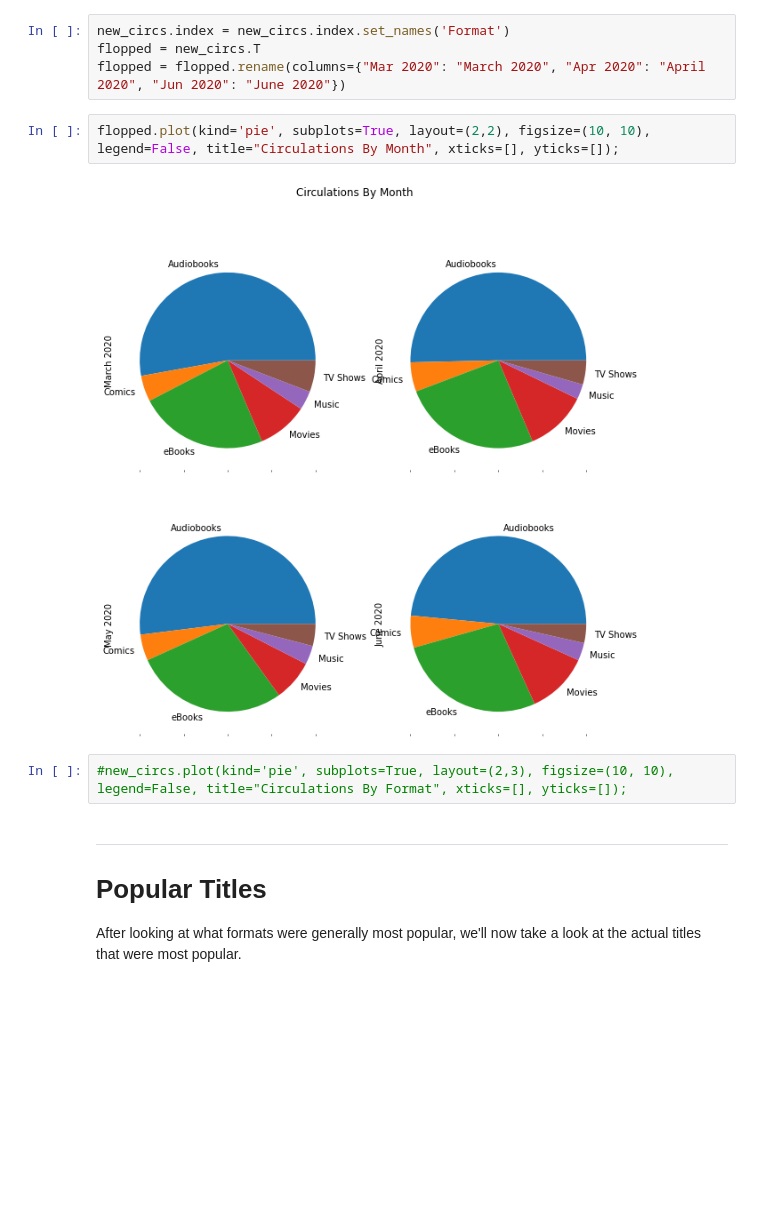
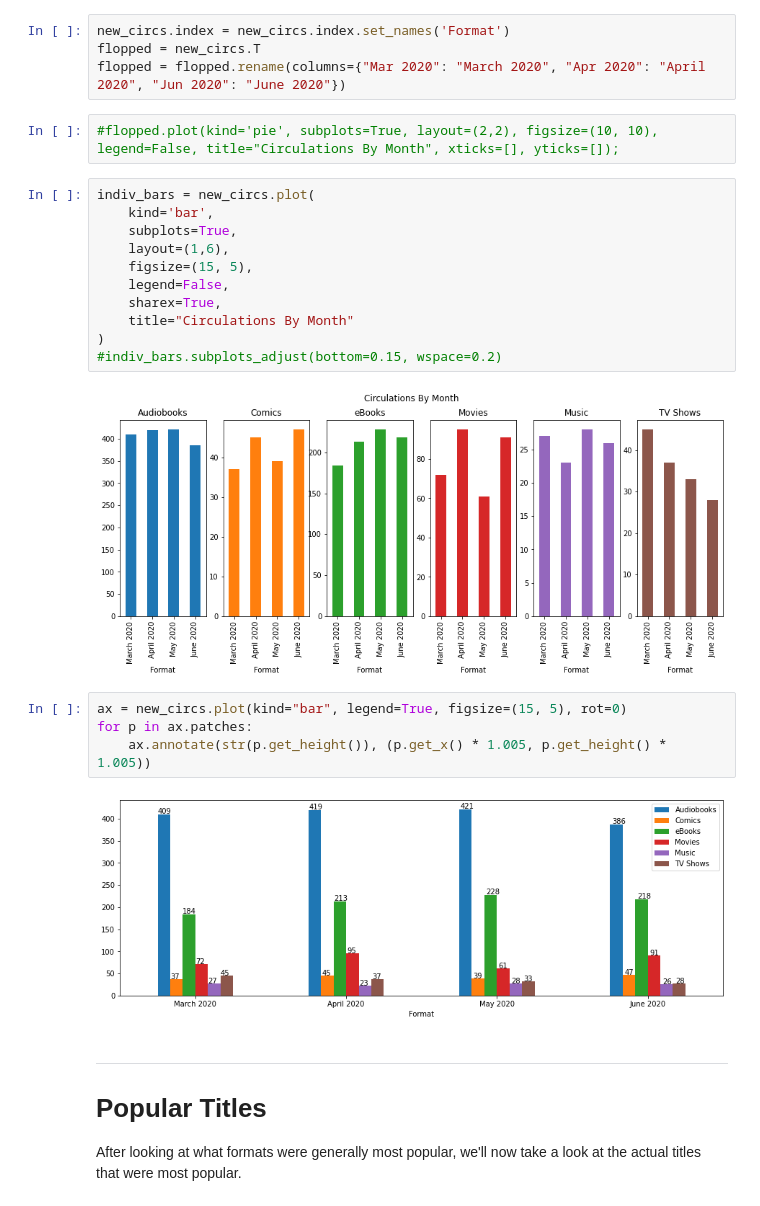
Before and after one commit to gaballison/media-during-covid, a Jupyter notebook: Main.ipynb, the cells around one changed output. Drawn from its saved outputs; the diff is of its cells as text; blank space fills up the shorter version.

```diff
--- a/Main.ipynb
+++ b/Main.ipynb
@@ -104,11 +129,26 @@ new_circs.index = new_circs.index.set_names('Format')
 flopped = new_circs.T
 flopped = flopped.rename(columns={"Mar 2020": "March 2020", "Apr 2020": "April 2020", "Jun 2020": "June 2020"})
 # %%
-flopped.plot(kind='pie', subplots=True, layout=(2,2), figsize=(10, 10), legend=False, title="Circulations By Month", xticks=[], yticks=[]);
+#flopped.plot(kind='pie', subplots=True, layout=(2,2), figsize=(10, 10), legend=False, title="Circulations By Month", xticks=[], yticks=[]);
-# %% [output]
-[figure, removed]
 # %%
-#new_circs.plot(kind='pie', subplots=True, layout=(2,3), figsize=(10, 10), legend=False, title="Circulations By Format", xticks=[], yticks=[]);
+indiv_bars = new_circs.plot(
+    kind='bar',
+    subplots=True,
+    layout=(1,6),
+    figsize=(15, 5),
+    legend=False,
+    sharex=True,
+    title="Circulations By Month"
+)
+#indiv_bars.subplots_adjust(bottom=0.15, wspace=0.2)
+# %% [output]
+[figure, added]
+# %%
+ax = new_circs.plot(kind="bar", legend=True, figsize=(15, 5), rot=0)
+for p in ax.patches:
+    ax.annotate(str(p.get_height()), (p.get_x() * 1.005, p.get_height() * 1.005))
+# %% [output]
+[figure, added]
 # %% [markdown]
 ---
 
```
Also changed, not shown: parts of 9 cells of this notebook, 1 other file.
